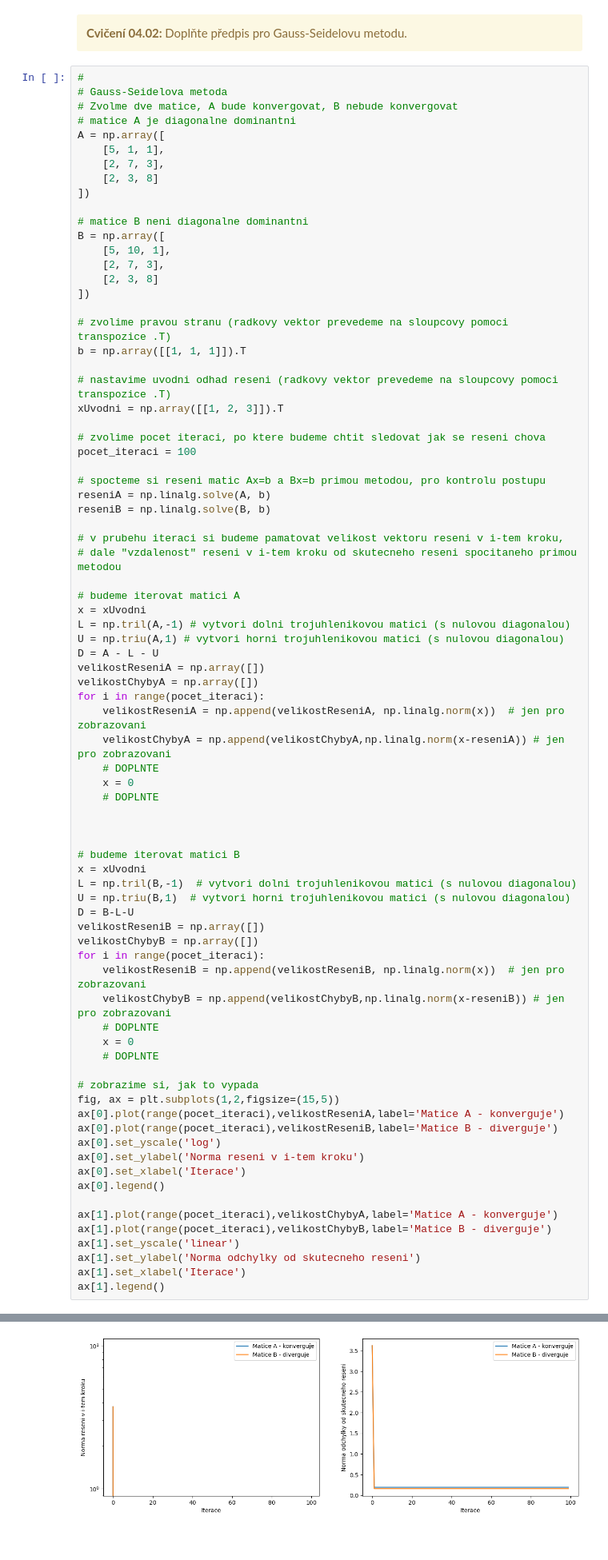
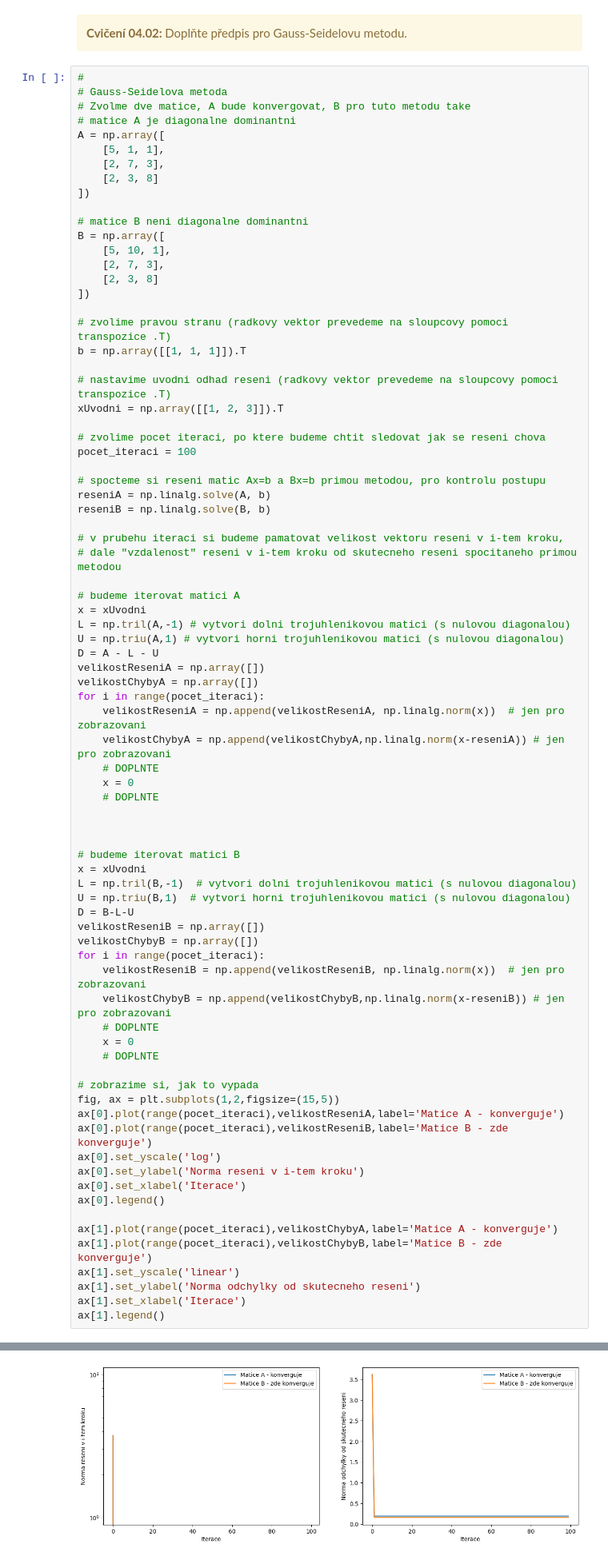
Before and after one commit to jpsikal/anm, a Jupyter notebook: Cviceni04.ipynb, the cells around one changed output, grey strips where cells are left out. Shown at 80% size. Cells and saved outputs as stored; diff of their text form.

```diff
--- a/Cviceni04.ipynb
+++ b/Cviceni04.ipynb
@@ -122,7 +122,7 @@ $
 # %%
 #
 # Gauss-Seidelova metoda
-# Zvolme dve matice, A bude konvergovat, B nebude konvergovat
+# Zvolme dve matice, A bude konvergovat, B pro tuto metodu take
 # matice A je diagonalne dominantni
 A = np.array([
     [5, 1, 1],
@@ -171,36 +171,36 @@ for i in range(pocet_iteraci):
 
 # budeme iterovat matici B
 x = xUvodni
 L = np.tril(B,-1)  # vytvori dolni trojuhlenikovou matici (s nulovou diagonalou)
 U = np.triu(B,1)  # vytvori horni trojuhlenikovou matici (s nulovou diagonalou)
 D = B-L-U
 velikostReseniB = np.array([])
 velikostChybyB = np.array([])
 for i in range(pocet_iteraci):
     velikostReseniB = np.append(velikostReseniB, np.linalg.norm(x))  # jen pro zobrazovani
     velikostChybyB = np.append(velikostChybyB,np.linalg.norm(x-reseniB)) # jen pro zobrazovani
     # DOPLNTE
     x = 0
     # DOPLNTE
 
 # zobrazime si, jak to vypada
 fig, ax = plt.subplots(1,2,figsize=(15,5))
 ax[0].plot(range(pocet_iteraci),velikostReseniA,label='Matice A - konverguje')
-ax[0].plot(range(pocet_iteraci),velikostReseniB,label='Matice B - diverguje')
+ax[0].plot(range(pocet_iteraci),velikostReseniB,label='Matice B - zde konverguje')
 ax[0].set_yscale('log')
 ax[0].set_ylabel('Norma reseni v i-tem kroku')
 ax[0].set_xlabel('Iterace')
 ax[0].legend()
 
 ax[1].plot(range(pocet_iteraci),velikostChybyA,label='Matice A - konverguje')
-ax[1].plot(range(pocet_iteraci),velikostChybyB,label='Matice B - diverguje')
+ax[1].plot(range(pocet_iteraci),velikostChybyB,label='Matice B - zde konverguje')
 ax[1].set_yscale('linear')
 ax[1].set_ylabel('Norma odchylky od skutecneho reseni')
 ax[1].set_xlabel('Iterace')
 ax[1].legend()
 # %% [output]
 <matplotlib.legend.Legend at 0x...>
-[figure, old version]
+[figure, new version]
 # %% [markdown]
 ### Superrelaxační metoda
 # %% [markdown]
```
Also changed, not shown: 29 other files.
